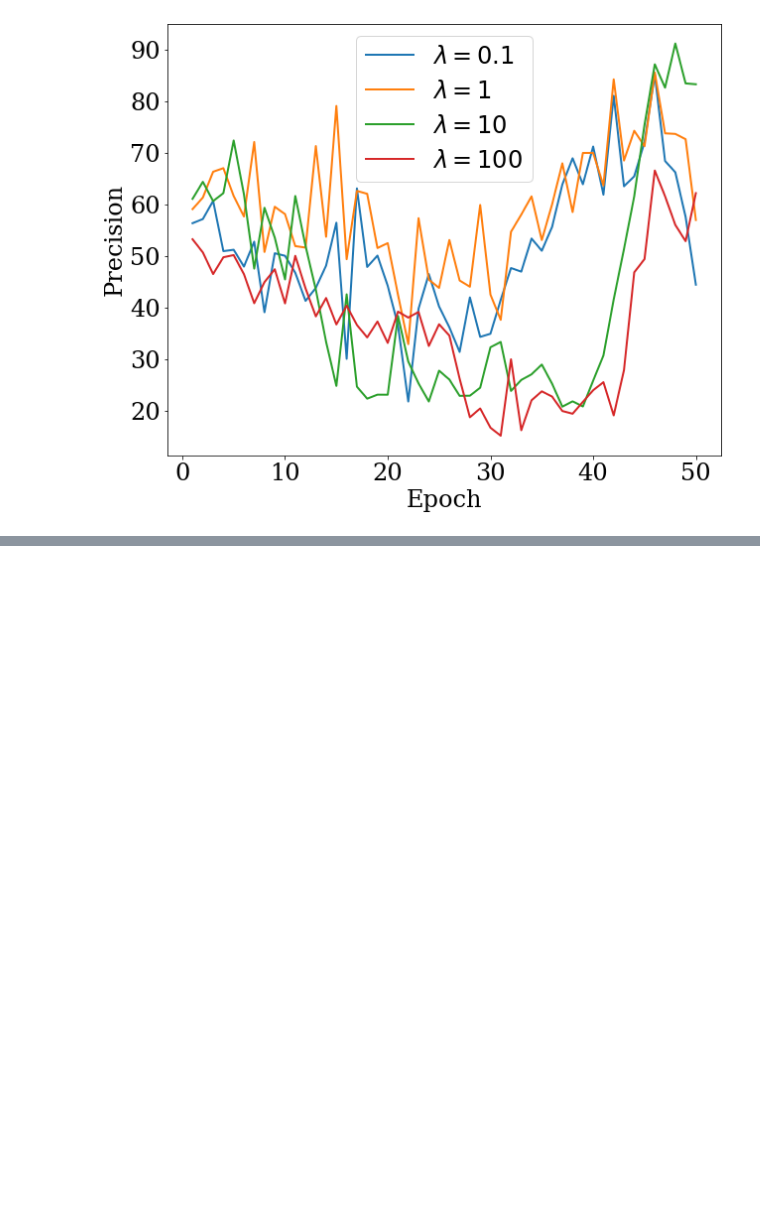
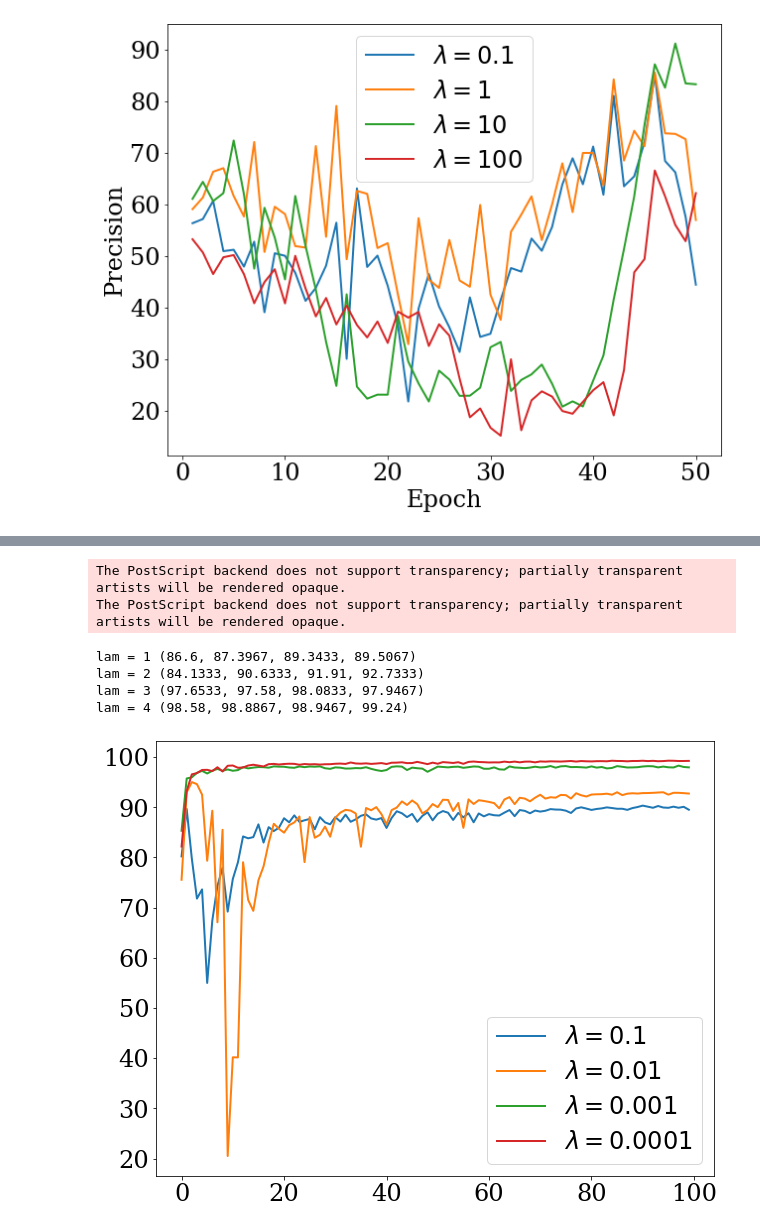
Before and after one commit to Intelligent-Systems-Phystech/2021-Project85, a Jupyter notebook: code/Parse_results.ipynb, the cells around one changed output, grey strips where cells are left out. Saved outputs shown, nothing was run; the diff lists cells and outputs as text; code cells hidden in the pictures; blank space fills up the shorter version.

```diff
--- a/code/Parse_results.ipynb
+++ b/code/Parse_results.ipynb
@@ -135 +140,32 @@ lambda = 0\.1, len(f_scores) = 100
 [figure]
+# %%
+# new basic
+def get_result(filename):
+    res = []
+    with open(filename, 'r') as fin:
+        for line in fin:
+            f_all = re.findall('Valid: \[ ?\d+/100\] Final Prec@1 \d{2}.\d{4}', line)
+            if f_all:
+                res.append(float(f_all[0][-7:]))
+    return res
+
+# re.findall('Valid: \[ ?\d+/100\] Final Prec@1 \d{2}.\d{4}', 'Valid: [42/100] Final Prec@1 87.8733%')
+
+plt.figure(figsize=(10, 8))
+
+for lam, label in zip([1, 2, 3, 4], [0.1, 0.01, 0.001, 0.0001]):
+    res = get_result(f'outputs/new_basic_1e-{lam}.txt')
+    print(f'lam = {lam}', (res[29], res[49], res[69], res[99]))
+    plt.plot(res, label=f'$\lambda = {label}$')
+
+plt.legend()
+plt.savefig('../fig/new_basic_exp.eps')
+plt.show()
+# %% [output]
+The PostScript backend does not support transparency; partially transparent artists will be rendered opaque.
+The PostScript backend does not support transparency; partially transparent artists will be rendered opaque.
+lam = 1 (86.6, 87.3967, 89.3433, 89.5067)
+lam = 2 (84.1333, 90.6333, 91.91, 92.7333)
+lam = 3 (97.6533, 97.58, 98.0833, 97.9467)
+lam = 4 (98.58, 98.8867, 98.9467, 99.24)
+[figure, added]
```
Also changed, not shown: parts of 1 cell of this notebook, 13 other files.
